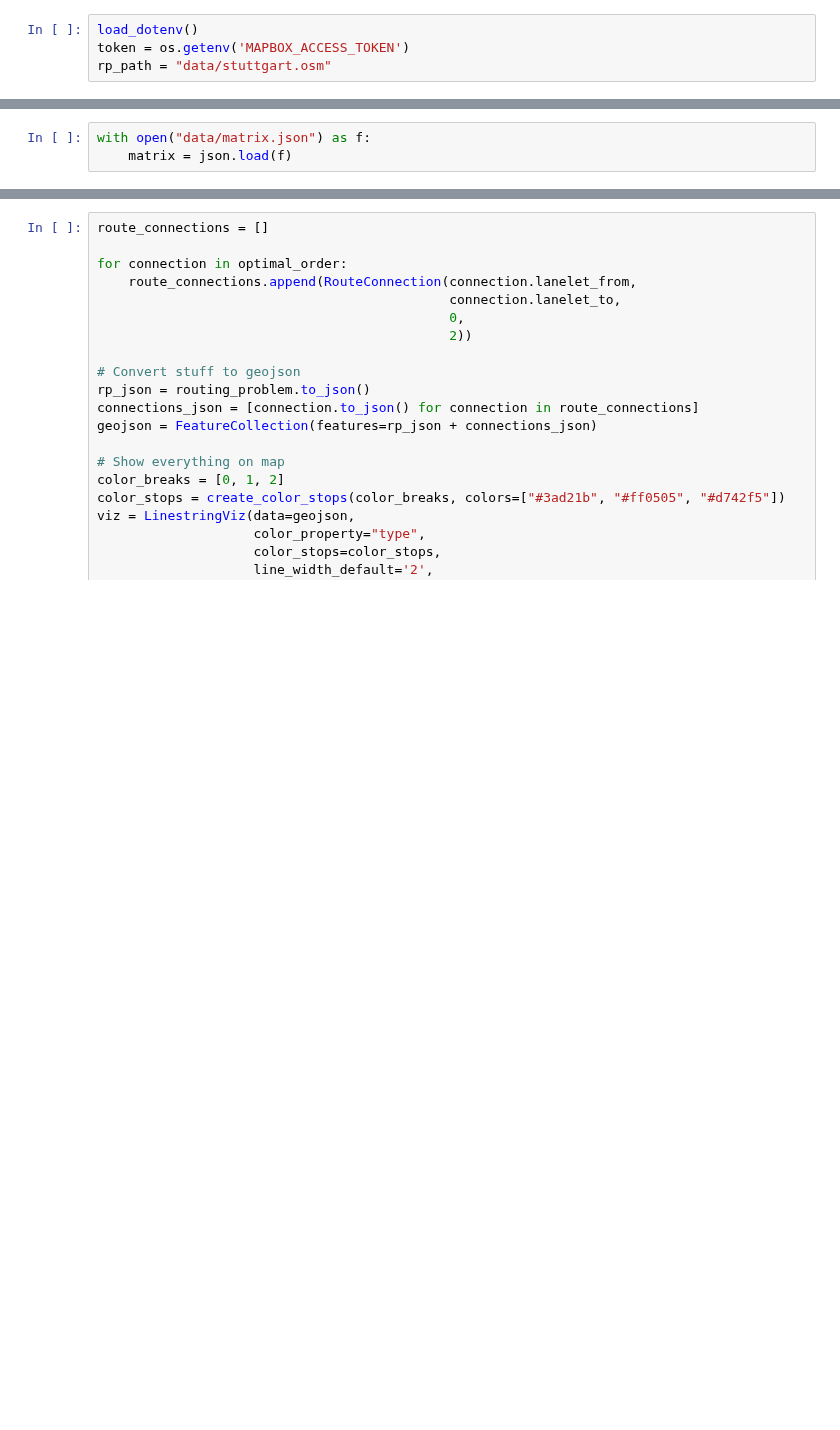
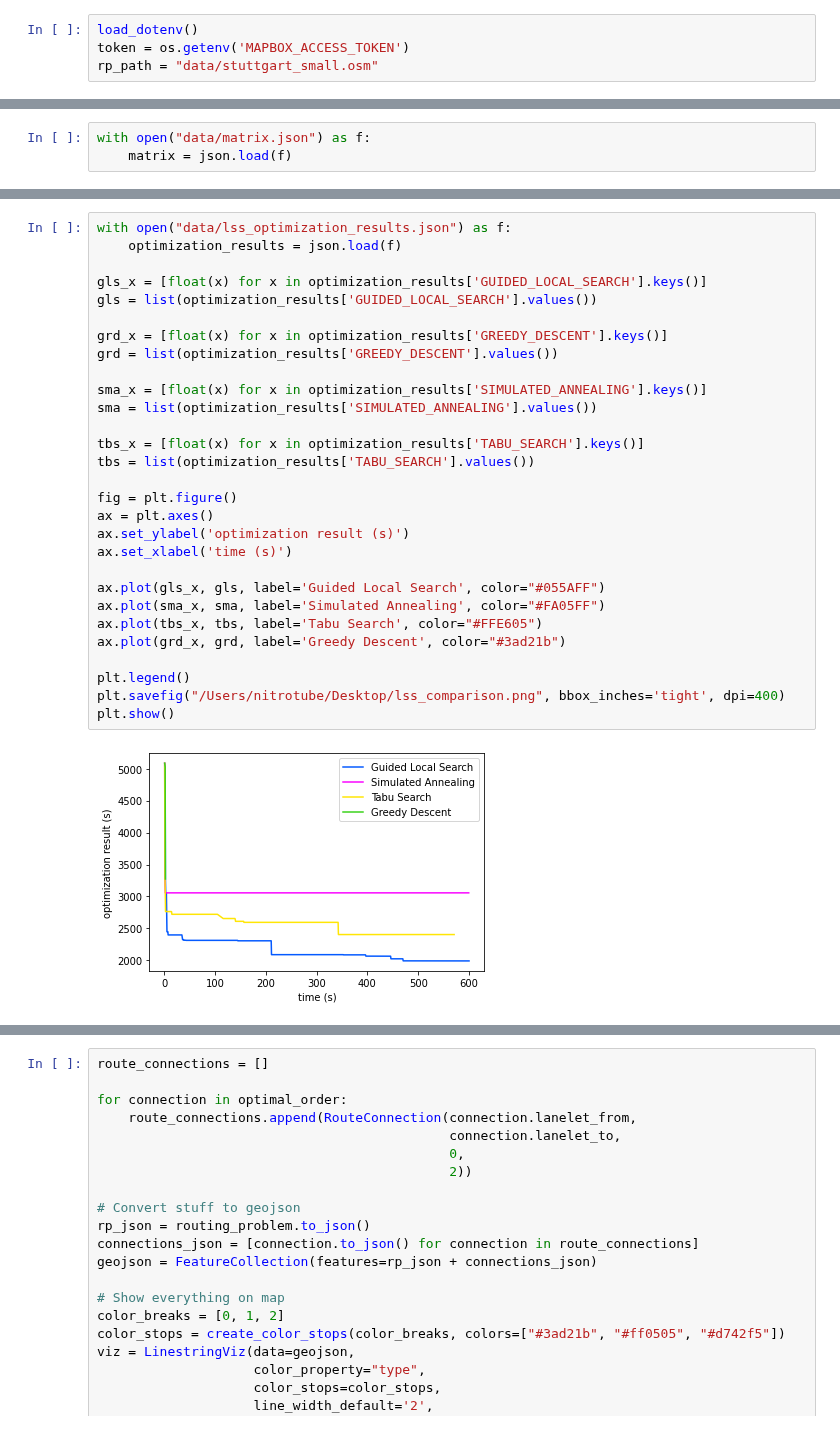
Before and after one commit to espirin/vehicle-routing-with-higher-order-penalties, a Jupyter notebook: lane_topology.ipynb, the cells around one changed output, grey strips where cells are left out. Cells and saved outputs as stored; diff of their text form; blank space fills up the shorter version.

```diff
--- a/lane_topology.ipynb
+++ b/lane_topology.ipynb
@@ -29,7 +32,7 @@ from IPython.display import display, HTML, Javascript, IFrame
 # %%
 load_dotenv()
 token = os.getenv('MAPBOX_ACCESS_TOKEN')
-rp_path = "data/stuttgart.osm"
+rp_path = "data/stuttgart_small.osm"
 # %%
 routing_problem: RoutingProblem = create_routing_problem(rp_path)
 geojson = FeatureCollection(features=routing_problem.to_json())
@@ -262,0 +307,31 @@ X-Graph: 1704
+# %%
+with open("data/lss_optimization_results.json") as f:
+    optimization_results = json.load(f)
+
+gls_x = [float(x) for x in optimization_results['GUIDED_LOCAL_SEARCH'].keys()]
+gls = list(optimization_results['GUIDED_LOCAL_SEARCH'].values())
+
+grd_x = [float(x) for x in optimization_results['GREEDY_DESCENT'].keys()]
+grd = list(optimization_results['GREEDY_DESCENT'].values())
+
+sma_x = [float(x) for x in optimization_results['SIMULATED_ANNEALING'].keys()]
+sma = list(optimization_results['SIMULATED_ANNEALING'].values())
+
+tbs_x = [float(x) for x in optimization_results['TABU_SEARCH'].keys()]
+tbs = list(optimization_results['TABU_SEARCH'].values())
+
+fig = plt.figure()
+ax = plt.axes()
+ax.set_ylabel('optimization result (s)')
+ax.set_xlabel('time (s)')
+
+ax.plot(gls_x, gls, label='Guided Local Search', color="#055AFF")
+ax.plot(sma_x, sma, label='Simulated Annealing', color="#FA05FF")
+ax.plot(tbs_x, tbs, label='Tabu Search', color="#FFE605")
+ax.plot(grd_x, grd, label='Greedy Descent', color="#3ad21b")
+
+plt.legend()
+plt.savefig("/Users/nitrotube/Desktop/lss_comparison.png", bbox_inches='tight', dpi=400)
+plt.show()
+# %% [output]
+[figure, added]
```
Also changed, not shown: parts of 22 cells of this notebook, 38 other files.
